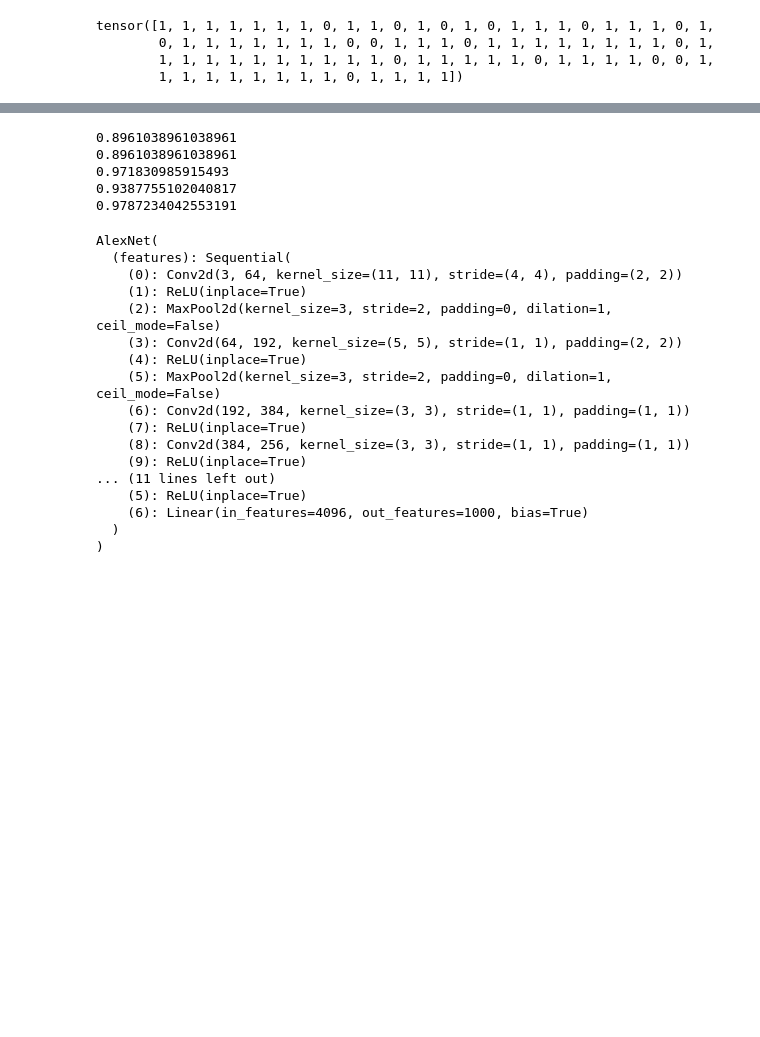
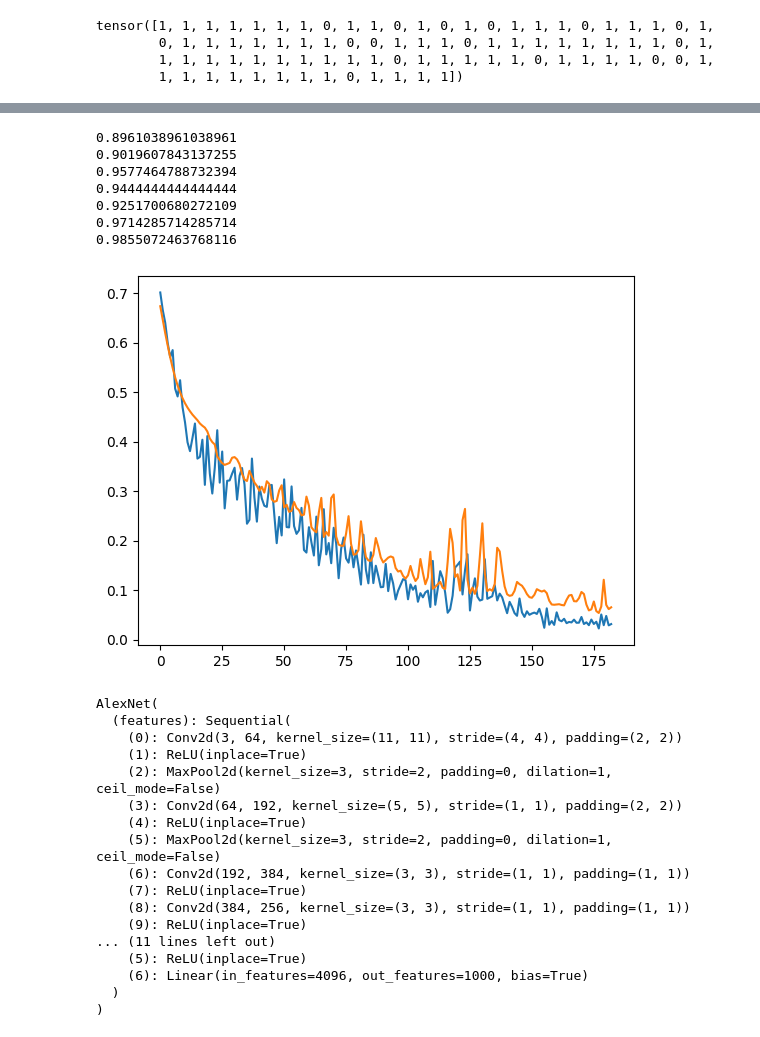
Before and after one commit to IvanMedvedev11/AI-challenge-2025-main-stage, a Jupyter notebook: model.ipynb, the cells around one changed output, grey strips where cells are left out. Cells and saved outputs as stored; diff of their text form; code cells hidden in the pictures; blank space fills up the shorter version.

```diff
--- a/model.ipynb
+++ b/model.ipynb
@@ -182,29 +225,41 @@ rostelecomnet = RostelecomNet()
 loss = torch.nn.CrossEntropyLoss()
 optimizer = torch.optim.Adam(rostelecomnet.parameters(), lr=1.0e-3)
 # %%
+# аналогично предыдущей модели
 batch_size = 100
-
+losses_train = []
+losses_val = []
 for epoch in range(5000):
     order = np.random.permutation(len(X_train))
     for start_index in range(0, len(X_train), batch_size):
         optimizer.zero_grad()
         batch_indexes = order[start_index:start_index+batch_size]
         x_batch = X_train[batch_indexes]
         y_batch = y_train[batch_indexes]
         preds = rostelecomnet.forward(x_batch)
         loss_value = loss(preds, y_batch)
+        losses_train.append(loss_value.item())
         loss_value.backward()
         optimizer.step()
+        with torch.no_grad():
+            test_preds = rostelecomnet.forward(X_test)
+            loss_value = loss(test_preds, y_test)
+        losses_val.append(loss_value.item())
     if epoch % 10 == 0:
-        test_preds = rostelecomnet.forward(X_test)
         test_preds = test_preds.argmax(dim=1)
         print(f1_score(test_preds, y_test))
         if f1_score(test_preds, y_test) >= 0.975:
             break
+plt.plot(losses_train)
+plt.plot(losses_val)
+plt.show()
 # %% [output]
 0.8961038961038961
-0.8961038961038961
-0.971830985915493
-0.9387755102040817
-0.9787234042553191
+0.9019607843137255
+0.9577464788732394
+0.9444444444444444
+0.9251700680272109
+0.9714285714285714
+0.9855072463768116
+[figure, added]
 # %%
```
Also changed, not shown: parts of 19 cells of this notebook, 1 other file.
